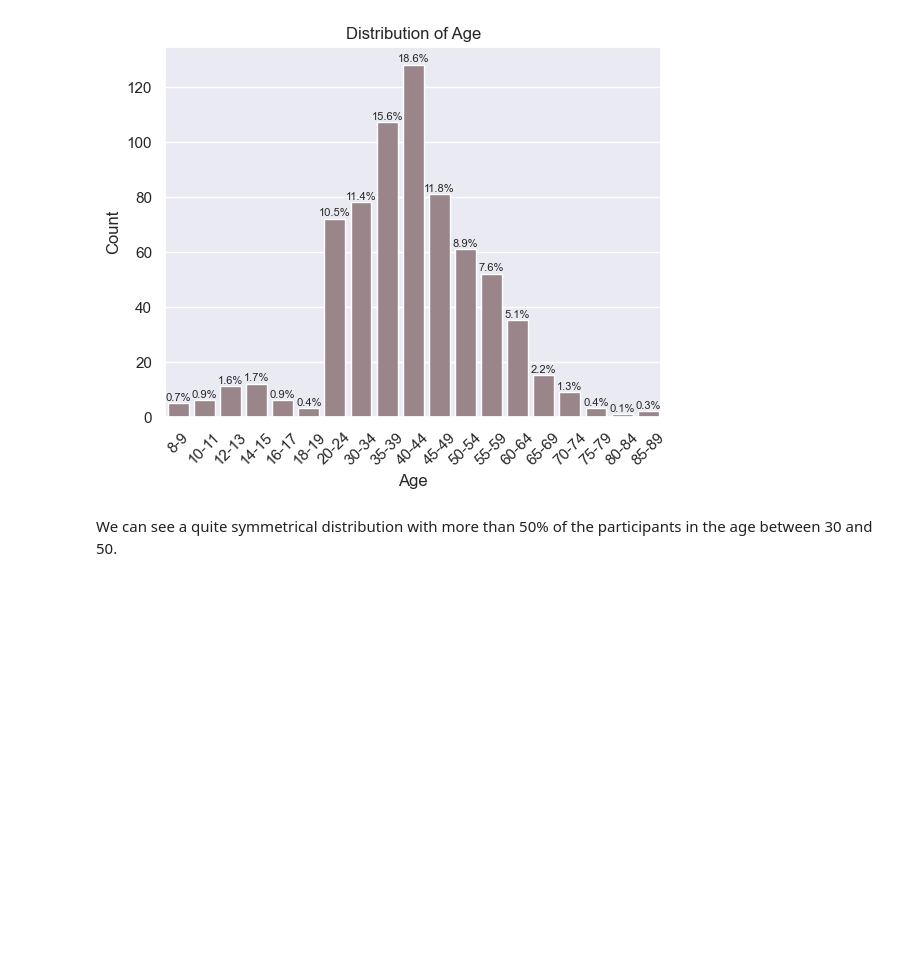
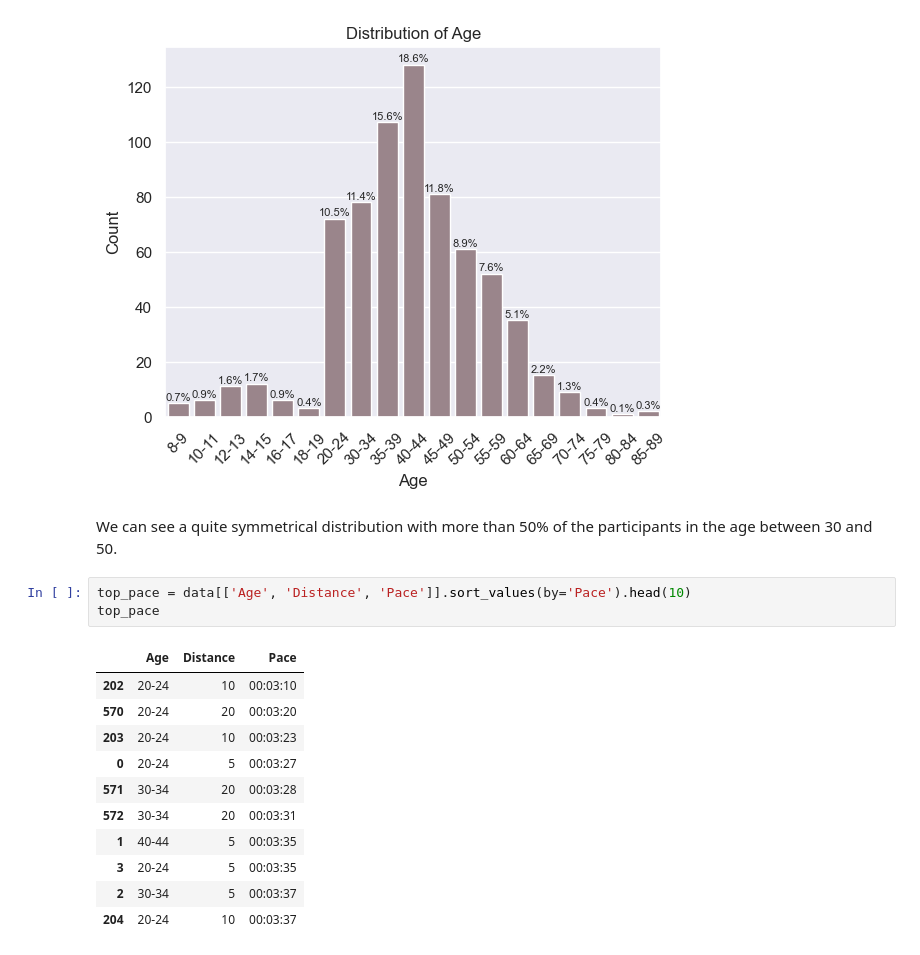
Before and after one commit to scheinmensch/Plaenterwaldlauf, a Jupyter notebook: Analysis.ipynb, the cells around one changed output. Drawn from its saved outputs; the diff is of its cells as text; blank space fills up the shorter version.

```diff
--- a/Analysis.ipynb
+++ b/Analysis.ipynb
@@ -219,3 +219,18 @@ plt.show()
 [figure]
 # %% [markdown]
 We can see a quite symmetrical distribution with more than 50% of the participants in the age between 30 and 50.
+# %%
+top_pace = data[['Age', 'Distance', 'Pace']].sort_values(by='Pace').head(10)
+top_pace
+# %% [output]
+|  | Age | Distance | Pace |
+| 202 | 20-24 | 10 | 00:03:10 |
+| 570 | 20-24 | 20 | 00:03:20 |
+| 203 | 20-24 | 10 | 00:03:23 |
+| 0 | 20-24 | 5 | 00:03:27 |
+| 571 | 30-34 | 20 | 00:03:28 |
+| 572 | 30-34 | 20 | 00:03:31 |
+| 1 | 40-44 | 5 | 00:03:35 |
+| 3 | 20-24 | 5 | 00:03:35 |
+| 2 | 30-34 | 5 | 00:03:37 |
+| 204 | 20-24 | 10 | 00:03:37 |
```
Also changed, not shown: parts of 1 cell of this notebook.
